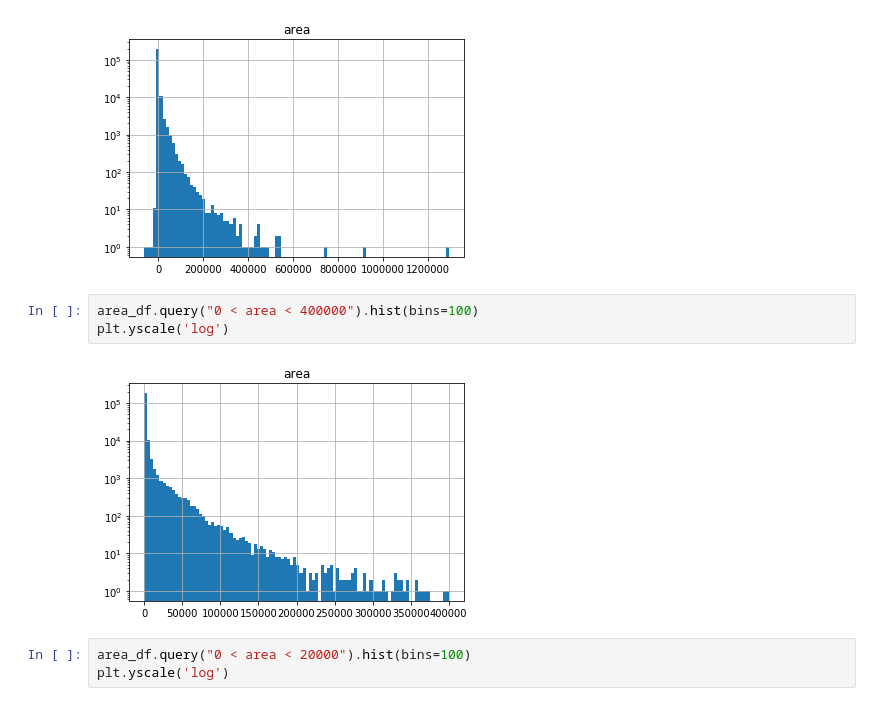
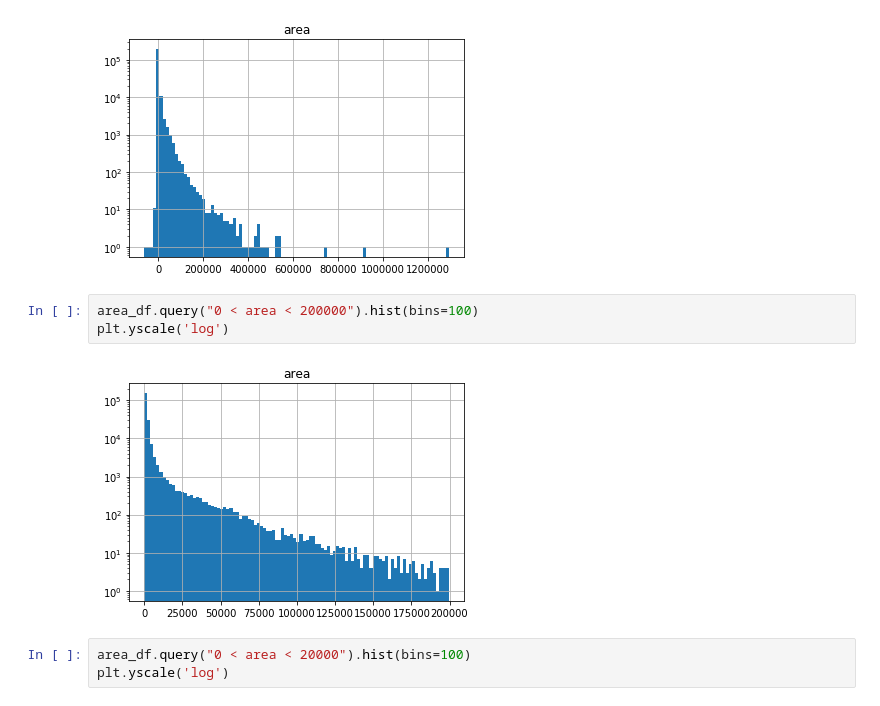
Before and after one commit to UsrNameu1/UNetSS, a Jupyter notebook: notebook/AggregateBuildingArea.ipynb, the cells around one changed output. Cells and saved outputs as stored; diff of their text form.

```diff
--- a/notebook/AggregateBuildingArea.ipynb
+++ b/notebook/AggregateBuildingArea.ipynb
@@ -83,10 +85,10 @@ plt.yscale('log')
 # %% [output]
 [figure]
 # %%
-area_df.query("0 < area < 400000").hist(bins=100)
+area_df.query("0 < area < 200000").hist(bins=100)
 plt.yscale('log')
 # %% [output]
-[figure, old version]
+[figure, new version]
 # %%
 area_df.query("0 < area < 20000").hist(bins=100)
 plt.yscale('log')
```
Also changed, not shown: parts of 8 cells of this notebook, 2 other files.
